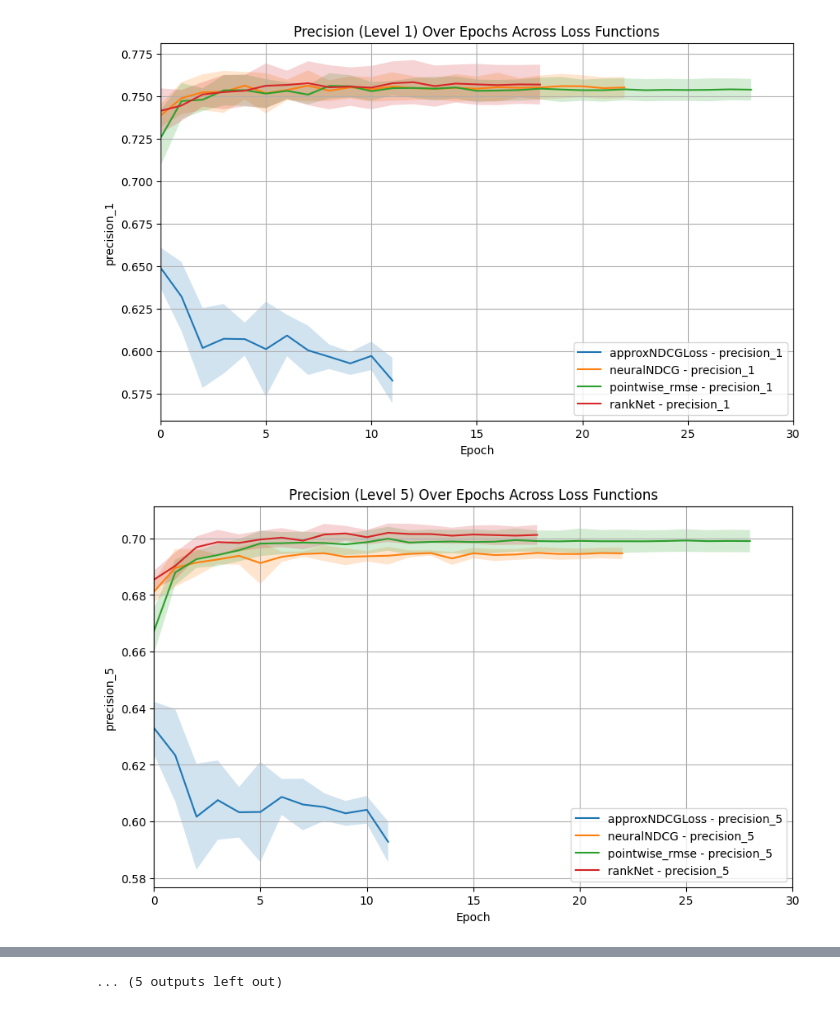
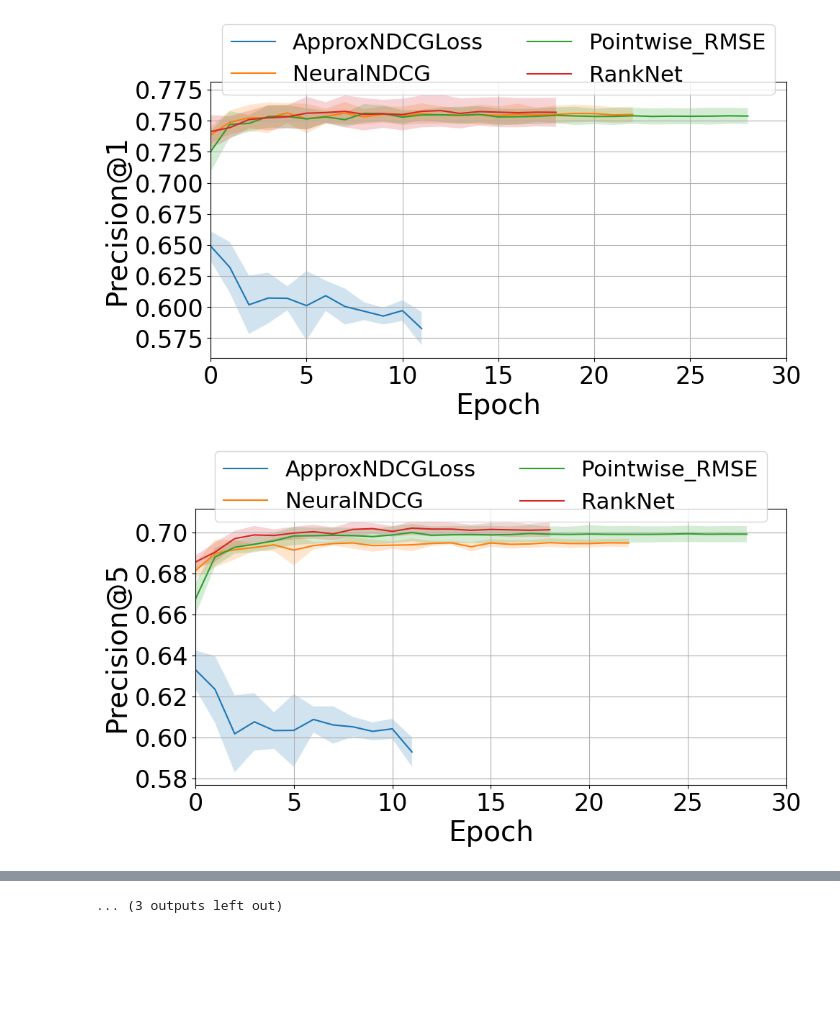
Before and after one commit to LuuJustin/allRank, a Jupyter notebook: graph.ipynb, the cells around one changed output, grey strips where cells are left out. Saved outputs shown, nothing was run; the diff lists cells and outputs as text; code cells hidden in the pictures; blank space fills up the shorter version.

Commit message:
run_example reverted
add graph.py

```diff
--- a/graph.ipynb
+++ b/graph.ipynb
@@ -72,32 +79,51 @@ for root, dirs, files in os.walk(base_dir):
 # %%
 list_metric = ["precision", "map", "ndcg", "mrr", "rmse"]
 levels = [1, 5, 10]
 
 for metric in list_metric:
     for level in levels:
         plt.figure(figsize=(10, 6))  # New figure for each metric and level combination
         current_metric = f"{metric}_{level}"
 
-        for loss in metrics_data.keys():
-            if current_metric in metrics_data[loss]:  # Check if the metric exists for the current loss
-                # Prepare data for plotting
-                transposed_values = list(zip(*metrics_data[loss][current_metric].values()))
-                average = np.array([np.mean(group) for group in transposed_values])
-                std = np.array([np.std(group) for group in transposed_values])
-                epochs = range(0, len(average))  # Assuming epochs start from 1
+        if current_metric in metrics_data["rankNet"]:  # Check if the metric exists for the current loss
+            for loss in metrics_data.keys():
+                    # Prepare data for plotting
+                    transposed_values = list(zip(*metrics_data[loss][current_metric].values()))
+                    average = np.array([np.mean(group) for group in transposed_values])
+                    std = np.array([np.std(group) for group in transposed_values])
+                    epochs = range(0, len(average))  # Assuming epochs start from 1
 
-                # Plotting
-                plt.plot(epochs, average, label=f'{loss} - {current_metric}')
-                plt.fill_between(epochs, average - std, average + std, alpha=0.2)
+                    if loss == "pointwise_rmse":
+                        loss = "Pointwise_RMSE"
+                    else:
+                        loss = loss[0].upper() + loss[1:]
+                    # Plotting
+                    plt.plot(epochs, average, label=f'{loss}')
+                    plt.fill_between(epochs, average - std, average + std, alpha=0.2)
+            if current_metric == "precision_1" or current_metric == "precision_5" or current_metric == "precision_10":
+                parts = current_metric.split("_")
+                current_metric = str.capitalize(parts[0].upper()) + "@" + parts[1]
+            elif current_metric == "rmse_1":
+                current_metric = "RMSE"
+            else:
+                parts = current_metric.split("_")
 
-        plt.xlabel('Epoch')
-        plt.ylabel(current_metric)
-        plt.xlim(0, 30)
-        # plt.ylim(0, 1)  # Adjust y-axis limits if needed
-        plt.title(f'{metric.capitalize()} (Level {level}) Over Epochs Across Loss Functions')
-        plt.legend()
-        plt.grid(True)
-        plt.show()
+                # transform the name to uppercase and combine it with '@' and the number
+                current_metric = parts[0].upper() + "@" + parts[1]
+
+            plt.xlabel('Epoch', fontsize=28)
+            plt.ylabel(current_metric, fontsize=28)
+            plt.xticks(fontsize=24)
+            plt.yticks(fontsize=24)
+            plt.xlim(0, 30)
+            # plt.ylim(0.2, 0.9)  # Adjust y-axis limits if needed
+            plt.legend(loc='upper center', bbox_to_anchor=(0.5, 1.25), ncol=2, fontsize=22)
+            # plt.title(f'{metric.capitalize()} (Level {level}) Over Epochs Across Loss Functions')
+            # plt.legend(fontsize=22)
+            plt.grid(True)
+            plt.tight_layout()
+            plt.savefig(f'graphs/{metric}_{level}.pdf', format='pdf')
+            # plt.show()
 # %% [output]
-[figure, old version]
+[figure, new version]
-[figure, old version]
+[figure, new version]
@@ -114 +140 @@ for metric in list_metric:
-... (5 outputs left out)
+... (3 outputs left out)
```
Also changed, not shown: parts of 3 cells of this notebook, 1 other file.
